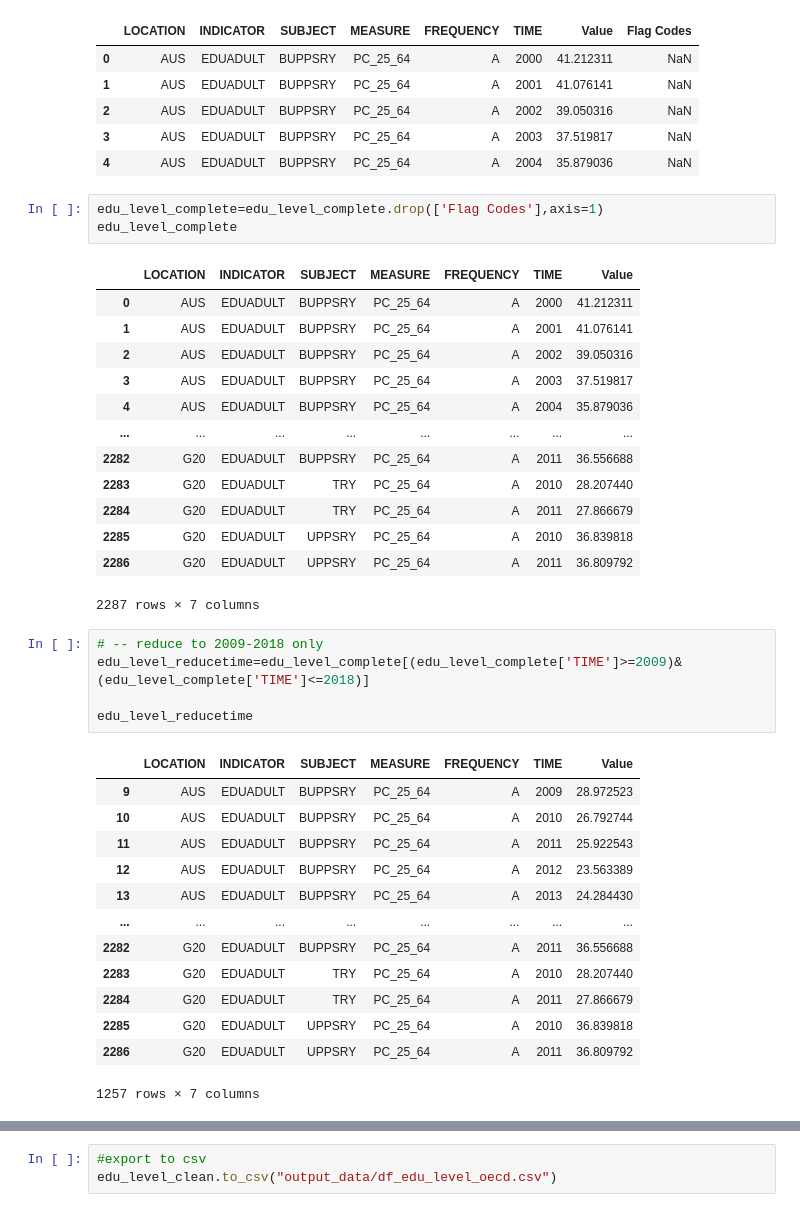
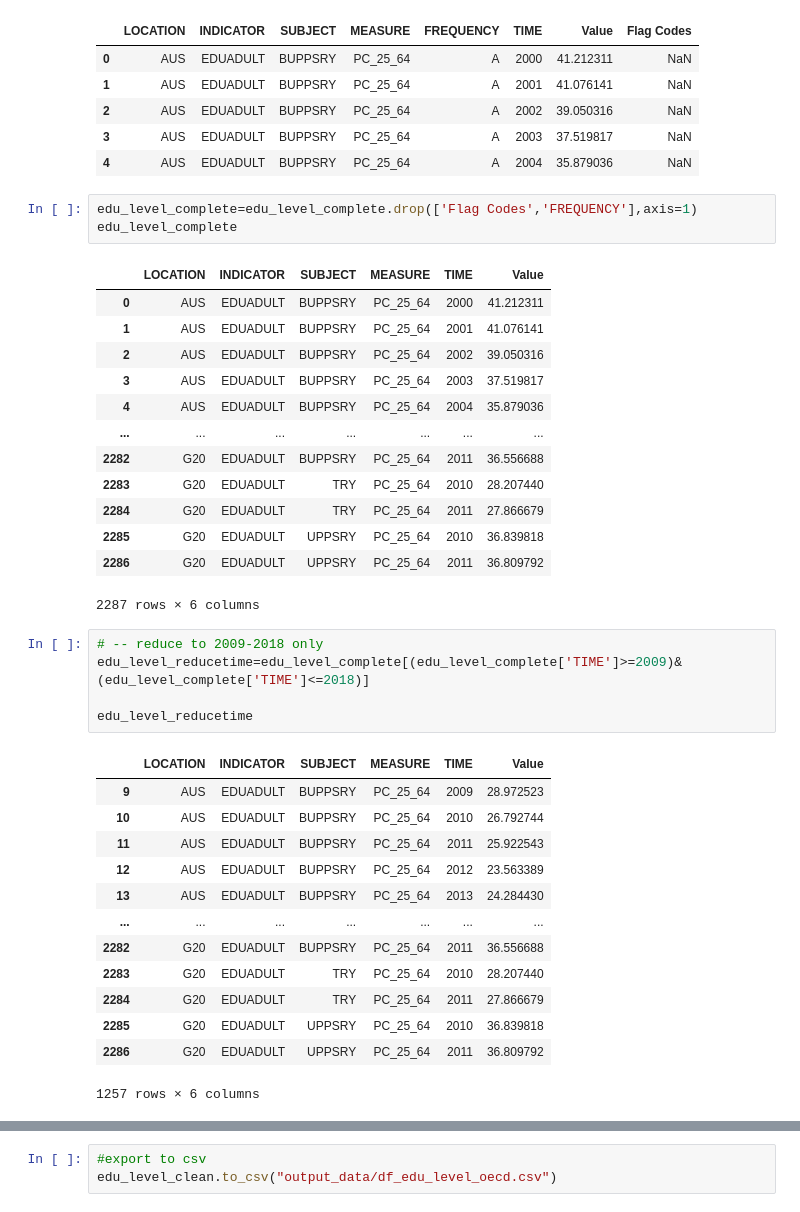
Before and after one commit to Simon-Xu-Lan/Data-Project-1-Income-Inequality, a Jupyter notebook: Edu_adult_level.ipynb, the cells around one changed output, grey strips where cells are left out. Cells and saved outputs as stored; diff of their text form.

```diff
--- a/Edu_adult_level.ipynb
+++ b/Edu_adult_level.ipynb
@@ -26,39 +26,39 @@ edu_level_complete.head()
 | 3 | AUS | EDUADULT | BUPPSRY | PC_25_64 | A | 2003 | 37.519817 | NaN |
 | 4 | AUS | EDUADULT | BUPPSRY | PC_25_64 | A | 2004 | 35.879036 | NaN |
 # %%
-edu_level_complete=edu_level_complete.drop(['Flag Codes'],axis=1)
+edu_level_complete=edu_level_complete.drop(['Flag Codes','FREQUENCY'],axis=1)
 edu_level_complete
 # %% [output]
-|  | LOCATION | INDICATOR | SUBJECT | MEASURE | FREQUENCY | TIME | Value |
-| 0 | AUS | EDUADULT | BUPPSRY | PC_25_64 | A | 2000 | 41.212311 |
-| 1 | AUS | EDUADULT | BUPPSRY | PC_25_64 | A | 2001 | 41.076141 |
-| 2 | AUS | EDUADULT | BUPPSRY | PC_25_64 | A | 2002 | 39.050316 |
-| 3 | AUS | EDUADULT | BUPPSRY | PC_25_64 | A | 2003 | 37.519817 |
-| 4 | AUS | EDUADULT | BUPPSRY | PC_25_64 | A | 2004 | 35.879036 |
-| ... | ... | ... | ... | ... | ... | ... | ... |
-| 2282 | G20 | EDUADULT | BUPPSRY | PC_25_64 | A | 2011 | 36.556688 |
-| 2283 | G20 | EDUADULT | TRY | PC_25_64 | A | 2010 | 28.207440 |
-| 2284 | G20 | EDUADULT | TRY | PC_25_64 | A | 2011 | 27.866679 |
-| 2285 | G20 | EDUADULT | UPPSRY | PC_25_64 | A | 2010 | 36.839818 |
-| 2286 | G20 | EDUADULT | UPPSRY | PC_25_64 | A | 2011 | 36.809792 |
+|  | LOCATION | INDICATOR | SUBJECT | MEASURE | TIME | Value |
+| 0 | AUS | EDUADULT | BUPPSRY | PC_25_64 | 2000 | 41.212311 |
+| 1 | AUS | EDUADULT | BUPPSRY | PC_25_64 | 2001 | 41.076141 |
+| 2 | AUS | EDUADULT | BUPPSRY | PC_25_64 | 2002 | 39.050316 |
+| 3 | AUS | EDUADULT | BUPPSRY | PC_25_64 | 2003 | 37.519817 |
+| 4 | AUS | EDUADULT | BUPPSRY | PC_25_64 | 2004 | 35.879036 |
+| ... | ... | ... | ... | ... | ... | ... |
+| 2282 | G20 | EDUADULT | BUPPSRY | PC_25_64 | 2011 | 36.556688 |
+| 2283 | G20 | EDUADULT | TRY | PC_25_64 | 2010 | 28.207440 |
+| 2284 | G20 | EDUADULT | TRY | PC_25_64 | 2011 | 27.866679 |
+| 2285 | G20 | EDUADULT | UPPSRY | PC_25_64 | 2010 | 36.839818 |
+| 2286 | G20 | EDUADULT | UPPSRY | PC_25_64 | 2011 | 36.809792 |
-2287 rows × 7 columns
+2287 rows × 6 columns
 # %%
 # -- reduce to 2009-2018 only
 edu_level_reducetime=edu_level_complete[(edu_level_complete['TIME']>=2009)&(edu_level_complete['TIME']<=2018)]
 
 edu_level_reducetime
 # %% [output]
-|  | LOCATION | INDICATOR | SUBJECT | MEASURE | FREQUENCY | TIME | Value |
-| 9 | AUS | EDUADULT | BUPPSRY | PC_25_64 | A | 2009 | 28.972523 |
-| 10 | AUS | EDUADULT | BUPPSRY | PC_25_64 | A | 2010 | 26.792744 |
-| 11 | AUS | EDUADULT | BUPPSRY | PC_25_64 | A | 2011 | 25.922543 |
-| 12 | AUS | EDUADULT | BUPPSRY | PC_25_64 | A | 2012 | 23.563389 |
-| 13 | AUS | EDUADULT | BUPPSRY | PC_25_64 | A | 2013 | 24.284430 |
-| ... | ... | ... | ... | ... | ... | ... | ... |
-| 2282 | G20 | EDUADULT | BUPPSRY | PC_25_64 | A | 2011 | 36.556688 |
-| 2283 | G20 | EDUADULT | TRY | PC_25_64 | A | 2010 | 28.207440 |
-| 2284 | G20 | EDUADULT | TRY | PC_25_64 | A | 2011 | 27.866679 |
-| 2285 | G20 | EDUADULT | UPPSRY | PC_25_64 | A | 2010 | 36.839818 |
-| 2286 | G20 | EDUADULT | UPPSRY | PC_25_64 | A | 2011 | 36.809792 |
+|  | LOCATION | INDICATOR | SUBJECT | MEASURE | TIME | Value |
+| 9 | AUS | EDUADULT | BUPPSRY | PC_25_64 | 2009 | 28.972523 |
+| 10 | AUS | EDUADULT | BUPPSRY | PC_25_64 | 2010 | 26.792744 |
+| 11 | AUS | EDUADULT | BUPPSRY | PC_25_64 | 2011 | 25.922543 |
+| 12 | AUS | EDUADULT | BUPPSRY | PC_25_64 | 2012 | 23.563389 |
+| 13 | AUS | EDUADULT | BUPPSRY | PC_25_64 | 2013 | 24.284430 |
+| ... | ... | ... | ... | ... | ... | ... |
+| 2282 | G20 | EDUADULT | BUPPSRY | PC_25_64 | 2011 | 36.556688 |
+| 2283 | G20 | EDUADULT | TRY | PC_25_64 | 2010 | 28.207440 |
+| 2284 | G20 | EDUADULT | TRY | PC_25_64 | 2011 | 27.866679 |
+| 2285 | G20 | EDUADULT | UPPSRY | PC_25_64 | 2010 | 36.839818 |
+| 2286 | G20 | EDUADULT | UPPSRY | PC_25_64 | 2011 | 36.809792 |
-1257 rows × 7 columns
+1257 rows × 6 columns
 # %%
```
Also changed, not shown: parts of 30 cells of this notebook, 7 other files.
